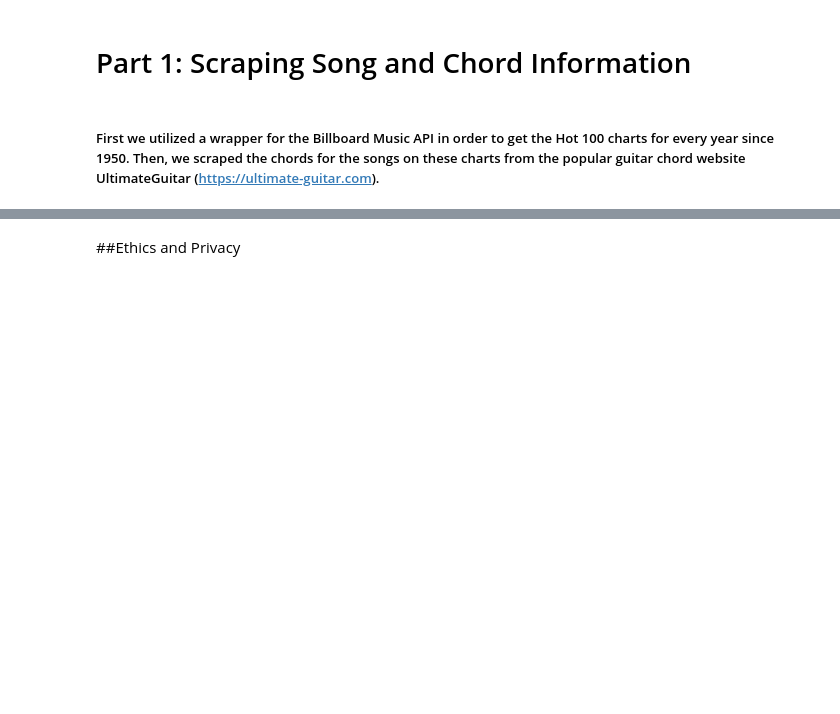
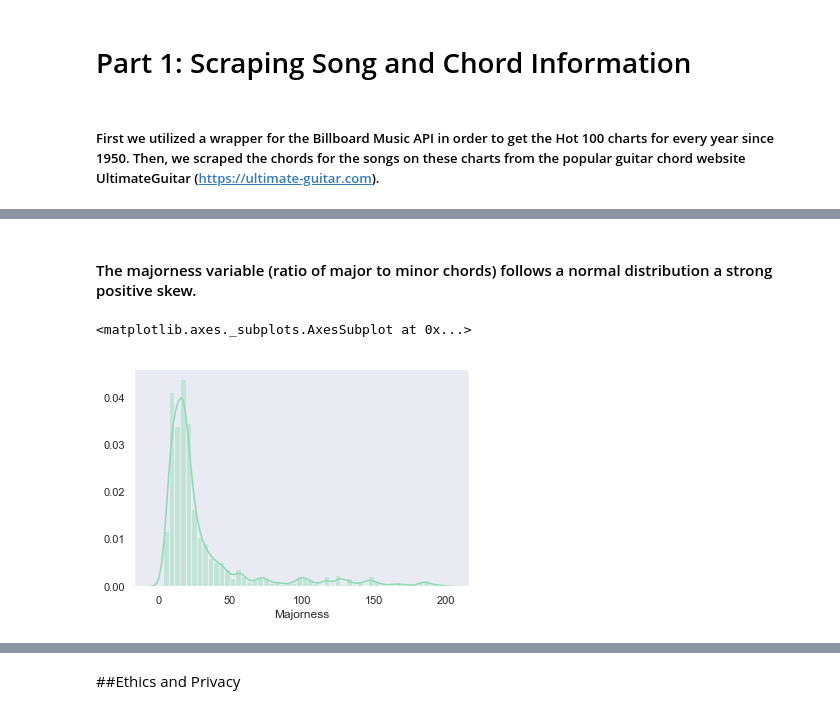
Before and after one commit to IanCarrasco/chord-scraper, a Jupyter notebook: Chronochord.ipynb, the cells around one changed output, grey strips where cells are left out. Saved outputs shown, nothing was run; the diff lists cells and outputs as text; code cells hidden in the pictures; blank space fills up the shorter version.

```diff
--- a/Chronochord.ipynb
+++ b/Chronochord.ipynb
@@ -259,0 +393,7 @@ df.head()
+# %% [markdown]
+#### The majorness variable (ratio of major to minor chords) follows a normal distribution a strong positive skew.
+# %%
+sns.distplot(df['Majorness'].loc[df.Majorness < 200], kde=True)
+# %% [output]
+<matplotlib.axes._subplots.AxesSubplot at 0x...>
+[figure, added]
```
Also changed, not shown: parts of 80 cells of this notebook.
